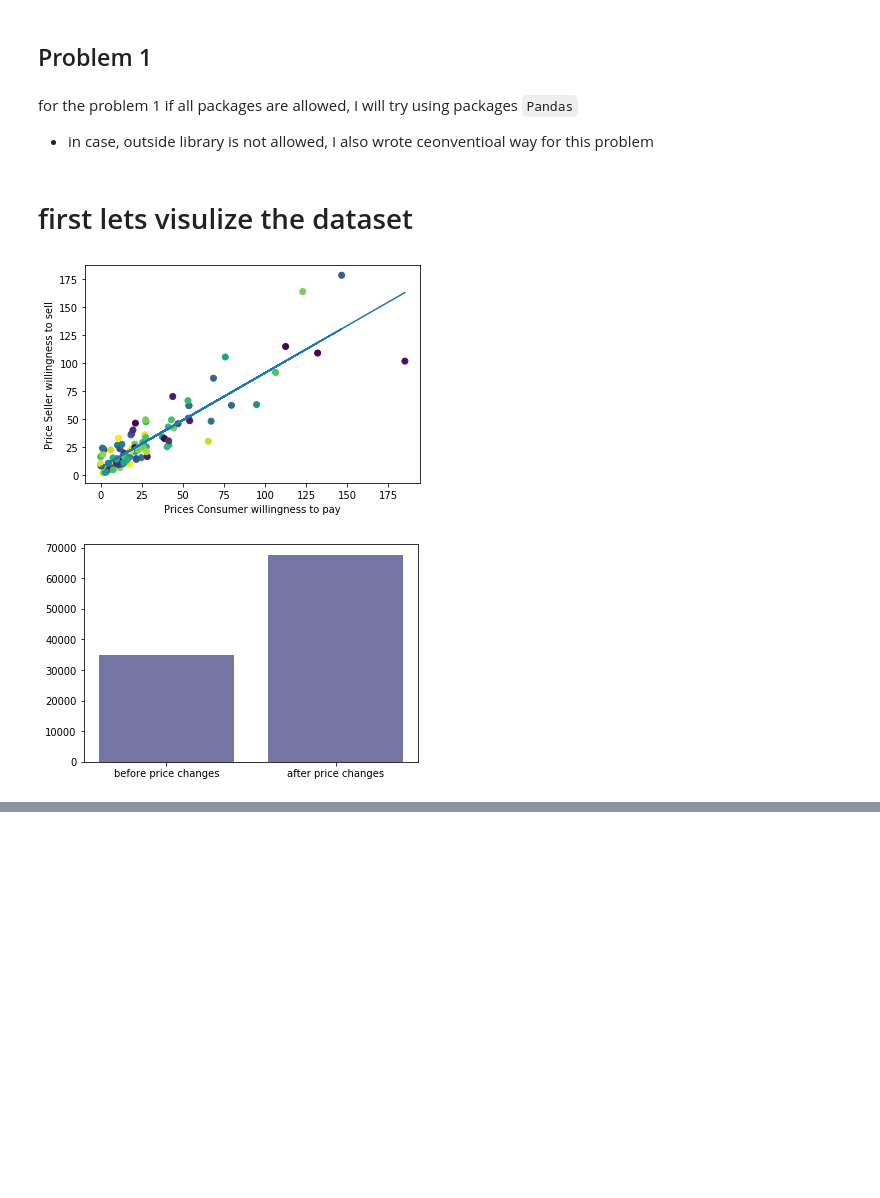
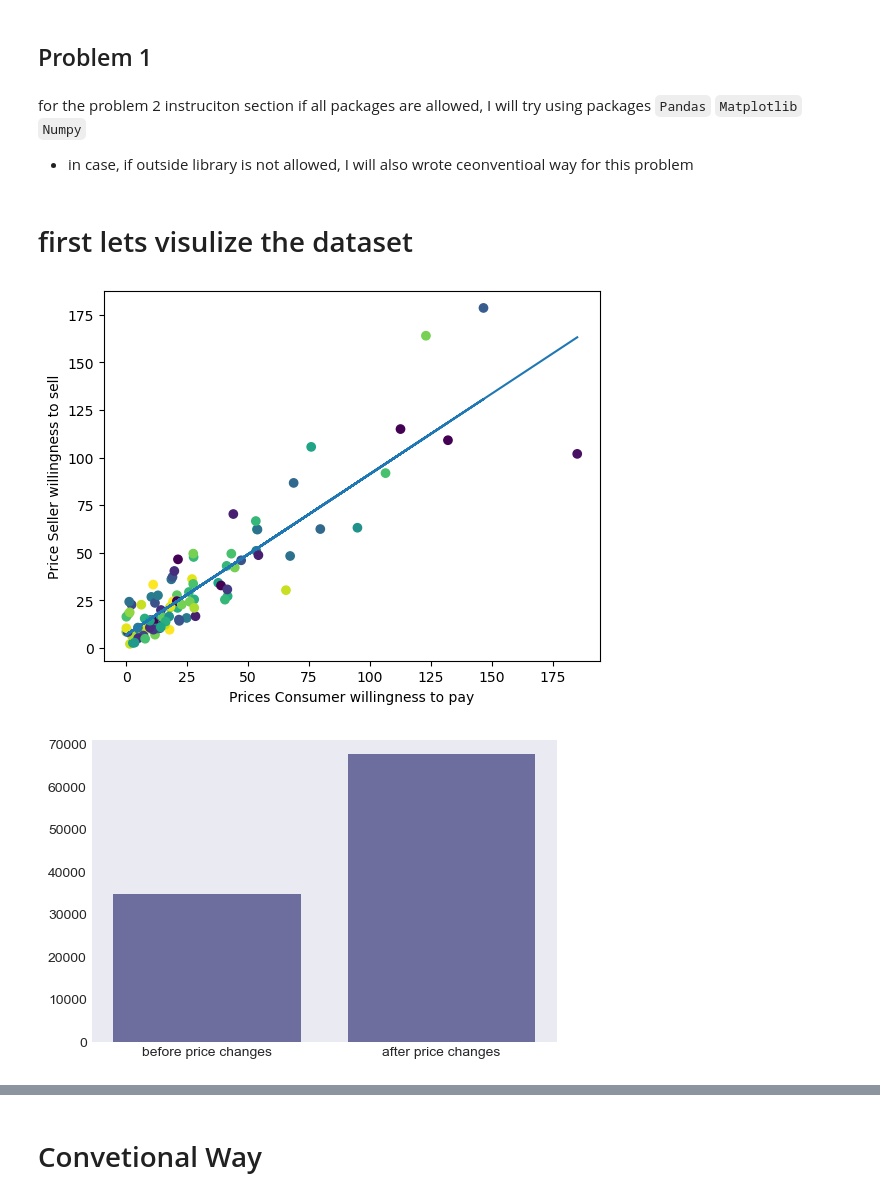
Before and after one commit to JunjieLeiCoe/ECON611_JunjieLei, a Jupyter notebook: hw2/Junjie_HW2.ipynb, the cells around one changed output, grey strips where cells are left out. Drawn from its saved outputs; the diff is of its cells as text; code cells hidden in the pictures; blank space fills up the shorter version.

Commit message:
finished hw2 with multiple packages used

```diff
--- a/hw2/Junjie_HW2.ipynb
+++ b/hw2/Junjie_HW2.ipynb
@@ -13,6 +16,10 @@ currentDT = '2019-09-25 17:24:49.636122'
 print(str(currentDT))
 # %% [output]
 2019-09-25 17:24:49.636122
+# %%
+download_image = False
+mpl.rcParams['figure.dpi'] = 100
+# plt.style.use('dark_background')
 # %% [markdown]
 ## Warm-up
 # %% [markdown]
@@ -138,25 +145,27 @@ sublists are:    [1, 3, 6] & [1, 2, 5, 14]
 # %% [markdown]
 ## Problem 1
 # %% [markdown]
-for the problem 1 if all packages are allowed, I will try using packages `Pandas` <br>
-* in case, outside library is not allowed, I also wrote ceonventioal way for this problem
+for the problem 2 instruciton section if all packages are allowed, I will try using packages `Pandas` `Matplotlib` `Numpy` <br>
+* in case, if outside library is not allowed, I will also wrote ceonventioal way for this problem
 # %% [markdown]
 # first lets visulize the dataset
 # %%
 # this simple plt show the relationship
 # between 'consumer willingness to pay' & 'the price sellers willingness to sell'
+plt.style.use('default')
 plt.scatter('IwillPay', 'price', c='stock', data=df)
 plt.xlabel('Prices Consumer willingness to pay')
 plt.ylabel('Price Seller willingness to sell')
 b, m = polyfit(df['IwillPay'], df['price'], 1)
 plt.plot(df['IwillPay'], b + m*df['IwillPay'], '-')
 plt.show()
 
 # add a regression line above the plots
 # %% [output]
-[figure, old version]
+[figure, new version]
 # %%
 # this simple plt just show the price before and after the price changes;
+plt.style.use('seaborn-dark')
 totalValue0 = df['total value'].sum()
 totalValue1 = df1['total value'].sum()
 names = ['before price changes', 'after price changes']
@@ -164,7 +173,7 @@ totalValues = [totalValue0, totalValue1]
 plt.bar(names, totalValues, color=(0.1, 0.1, 0.4, 0.6))
 plt.show()
 # %% [output]
-[figure, old version]
+[figure, new version]
 # %%
 with open("./hw_2.json") as f:
     data = json.load(f)
@@ -217,3 +223,5 @@ max     99.000000   24.000000  178.676232  185.108844  3117.211452
 after the changes in the market price, the total value in the target is:
  67706.57217511424
  ----------------------------------------------------------------------
+# %% [markdown]
+# Convetional Way
```
Also changed, not shown: parts of 5 cells of this notebook.
